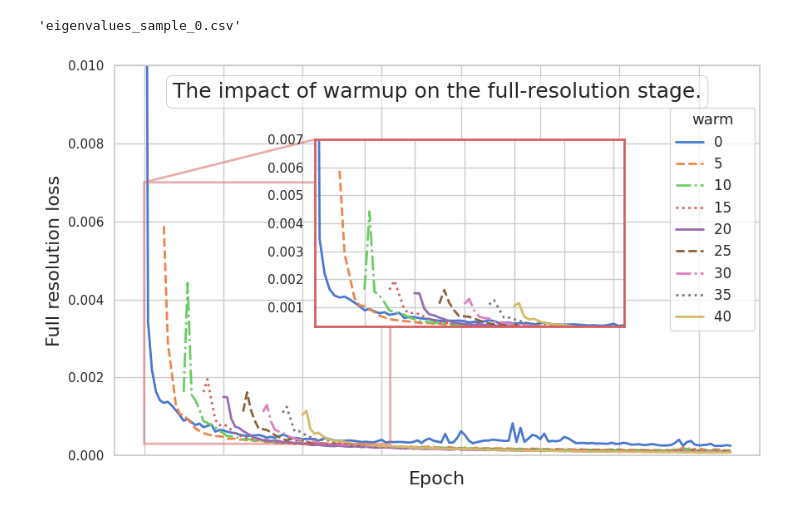
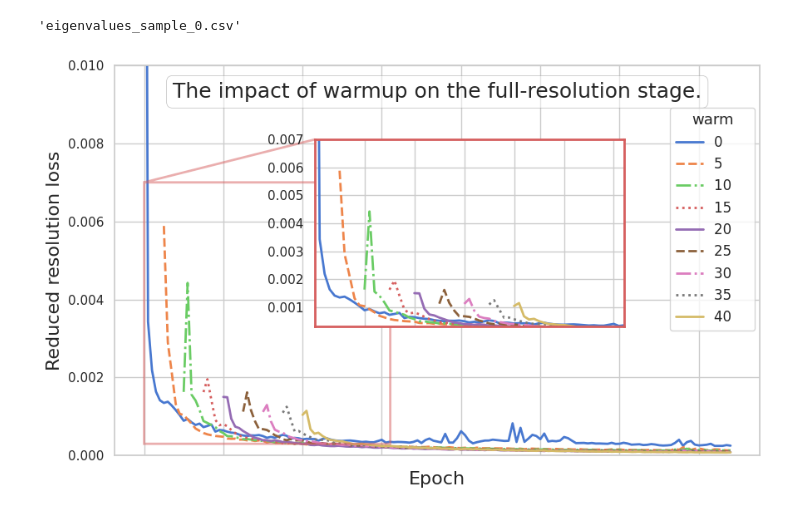
Before and after one commit to Kndy666/ZSPan, a Jupyter notebook: rebuttel.ipynb, the cells around one changed output. Saved outputs shown, nothing was run; the diff lists cells and outputs as text; code cells hidden in the pictures.

```diff
--- a/rebuttel.ipynb
+++ b/rebuttel.ipynb
@@ -67,7 +67,7 @@ for i, column in enumerate(df.columns):
 
 # 添加标题和标签
 plt.xlabel('Epoch', fontsize=16)
-plt.ylabel('Full resolution loss',fontsize=16)
+plt.ylabel('Reduced resolution loss',fontsize=16)
 title = plt.title('The impact of warmup on the full-resolution stage.', fontsize=18, loc='center', pad=-28)
 bbox_props = dict(boxstyle="round,pad=0.3", facecolor='white', edgecolor='grey', linewidth=0.5, alpha=0.5)
 title.set_bbox(bbox_props)
@@ -98,31 +98,31 @@ theme_color = sns.color_palette("muted")[3]
 for spine in axin.spines.values():
     spine.set_edgecolor(theme_color)
     spine.set_linewidth(2)
 
 # 添加放大框到主图，并设置边框颜色与线宽
 zoom_rectangle = ax.indicate_inset_zoom(axin)
 rect = zoom_rectangle[0]  # Access the first element of the tuple, which is the rectangle
 rect.set_edgecolor(theme_color)  # 设置放大框的边框颜色与主题一致
 rect.set_linewidth(2)            # 设置放大框的线条宽度
 
 # Access and modify the connecting lines (ZoomEffect) directly
 zoom_lines = zoom_rectangle[1]  # This contains the connecting lines (ZoomEffect)
 for line in zoom_lines:
     line.set_color(theme_color)  # 设置连接线的颜色与主题一致
     line.set_linewidth(2)        # 设置连接线的宽度
 
 # 设置主图纵轴范围为 0 到 0.01
 ax.set_ylim(0, 0.01)
 
 # 隐藏主图的 x 轴标签
 ax.set_xticklabels([])
 
 # 设置图例位置与属性
 ax.legend(title="warm", fontsize=12, title_fontsize=13, loc='upper left', bbox_to_anchor=(0.85,0.91))
 
 # 布局调整和保存图像
 plt.tight_layout()
 plt.savefig("eigenvalues_sample_lgpnet.pdf")
 plt.show()
 # %% [output]
-[figure, old version]
+[figure, new version]
```
Also changed, not shown: 1 other file.
